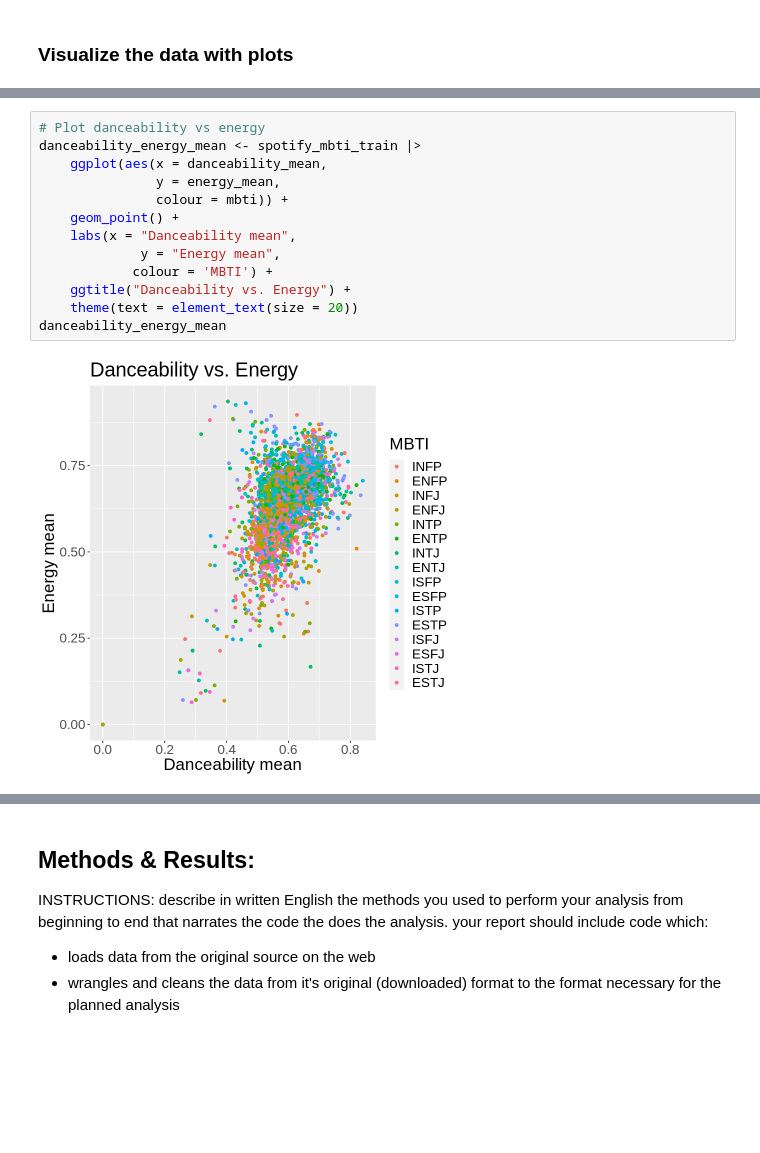
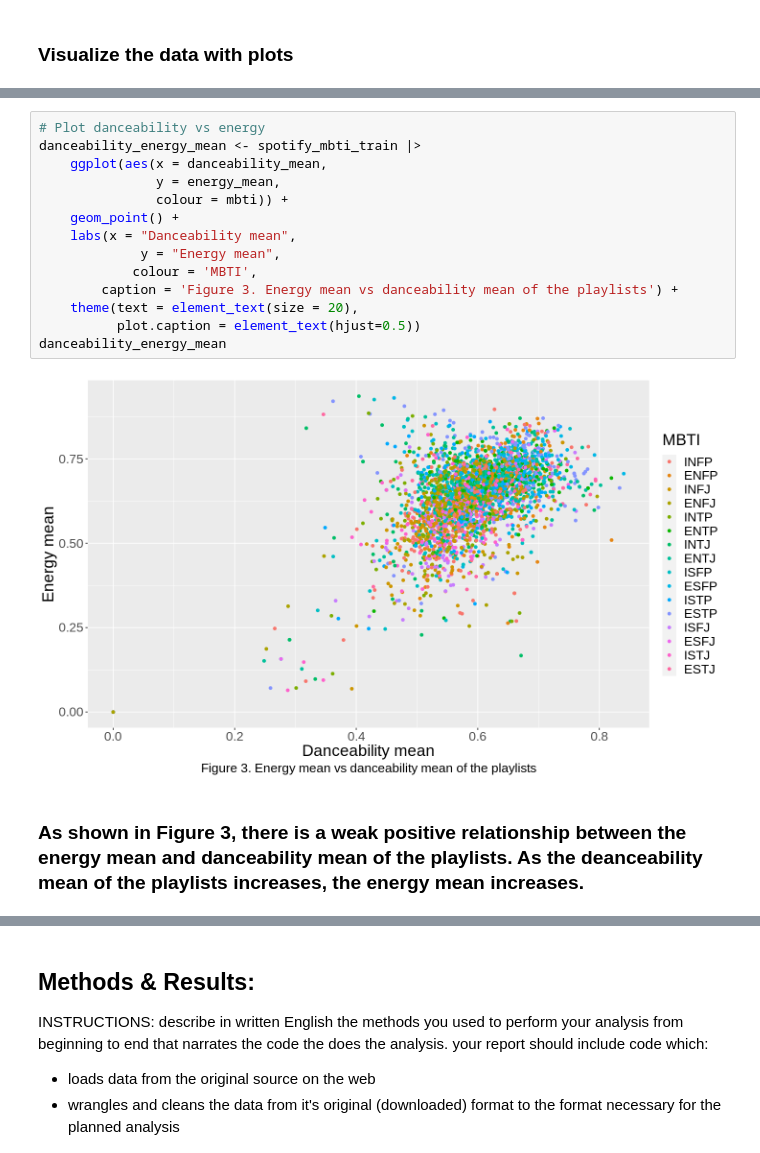
Before and after one commit to ccliang4/dsci-100-2022w1-sec-005-group-28, a Jupyter notebook: Group Project Report.ipynb, the cells around one changed output, grey strips where cells are left out. Saved outputs shown, nothing was run; the diff lists cells and outputs as text; blank space fills up the shorter version.

```diff
--- a/Group Project Report.ipynb
+++ b/Group Project Report.ipynb
@@ -191,15 +199,18 @@ tempo_major_count
 # %%
 # Plot danceability vs energy
 danceability_energy_mean <- spotify_mbti_train |>
     ggplot(aes(x = danceability_mean,
                y = energy_mean,
                colour = mbti)) +
     geom_point() +
     labs(x = "Danceability mean",
              y = "Energy mean",
-            colour = 'MBTI') +
-    ggtitle("Danceability vs. Energy") +
-    theme(text = element_text(size = 20))
+            colour = 'MBTI',
+        caption = 'Figure 3. Energy mean vs danceability mean of the playlists') +
+    theme(text = element_text(size = 20),
+          plot.caption = element_text(hjust=0.5))
 danceability_energy_mean
 # %% [output]
-[figure, old version]
+[figure, new version]
+# %% [markdown]
+### As shown in Figure 3, there is a weak positive relationship between the energy mean and danceability mean of the playlists. As the deanceability mean of the playlists increases, the energy mean increases.
```
Also changed, not shown: parts of 6 cells of this notebook.
